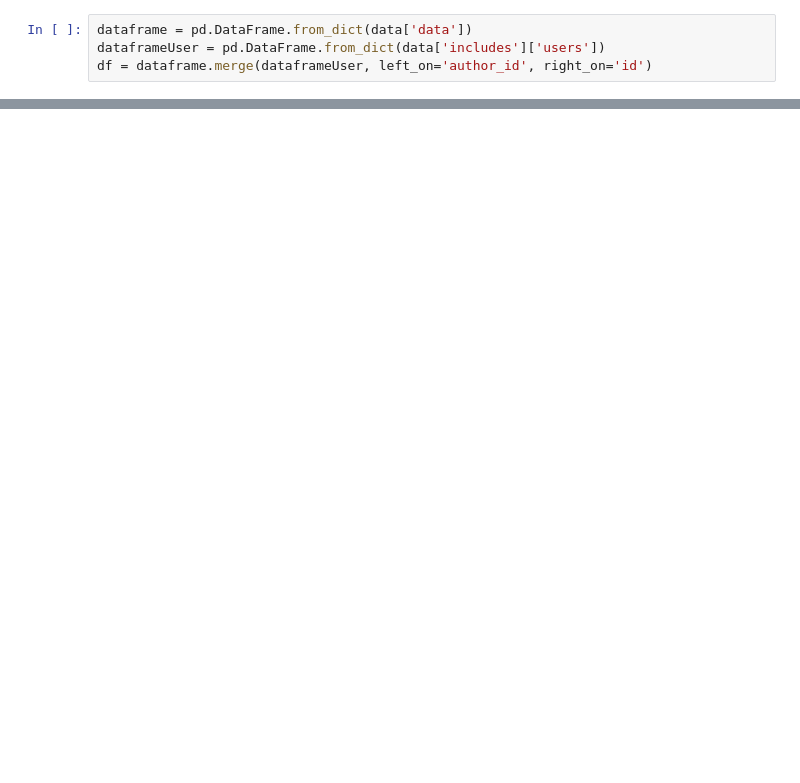
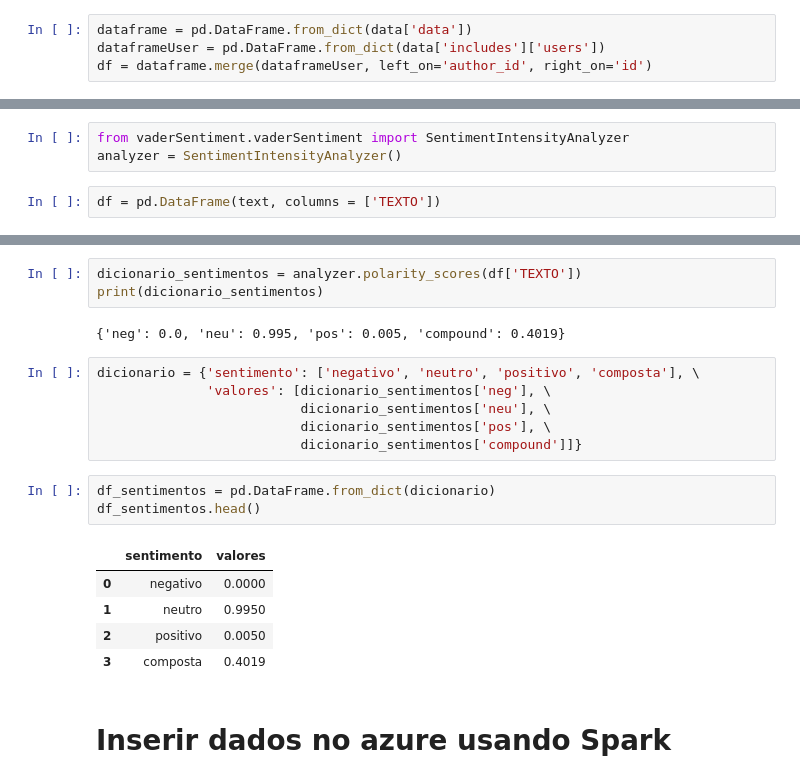
Before and after one commit to andre-moura/5-semestre-sprint-3, a Jupyter notebook: notebooks/webcrawler.ipynb, the cells around one changed output, grey strips where cells are left out. Saved outputs shown, nothing was run; the diff lists cells and outputs as text; blank space fills up the shorter version.

```diff
--- a/notebooks/webcrawler.ipynb
+++ b/notebooks/webcrawler.ipynb
@@ -99,0 +77,5 @@ plt.show()
+# %%
+from vaderSentiment.vaderSentiment import SentimentIntensityAnalyzer
+analyzer = SentimentIntensityAnalyzer()
+# %%
+df = pd.DataFrame(text, columns = ['TEXTO'])
@@ -99,0 +117,22 @@ plt.show()
+# %%
+dicionario_sentimentos = analyzer.polarity_scores(df['TEXTO'])
+print(dicionario_sentimentos)
+# %% [output]
+{'neg': 0.0, 'neu': 0.995, 'pos': 0.005, 'compound': 0.4019}
+# %%
+dicionario = {'sentimento': ['negativo', 'neutro', 'positivo', 'composta'], \
+              'valores': [dicionario_sentimentos['neg'], \
+                          dicionario_sentimentos['neu'], \
+                          dicionario_sentimentos['pos'], \
+                          dicionario_sentimentos['compound']]}
+# %%
+df_sentimentos = pd.DataFrame.from_dict(dicionario)
+df_sentimentos.head()
+# %% [output]
+|  | sentimento | valores |
+| 0 | negativo | 0.0000 |
+| 1 | neutro | 0.9950 |
+| 2 | positivo | 0.0050 |
+| 3 | composta | 0.4019 |
+# %% [markdown]
+# Inserir dados no azure usando Spark
```
Also changed, not shown: parts of 15 cells of this notebook, 3 other files.
